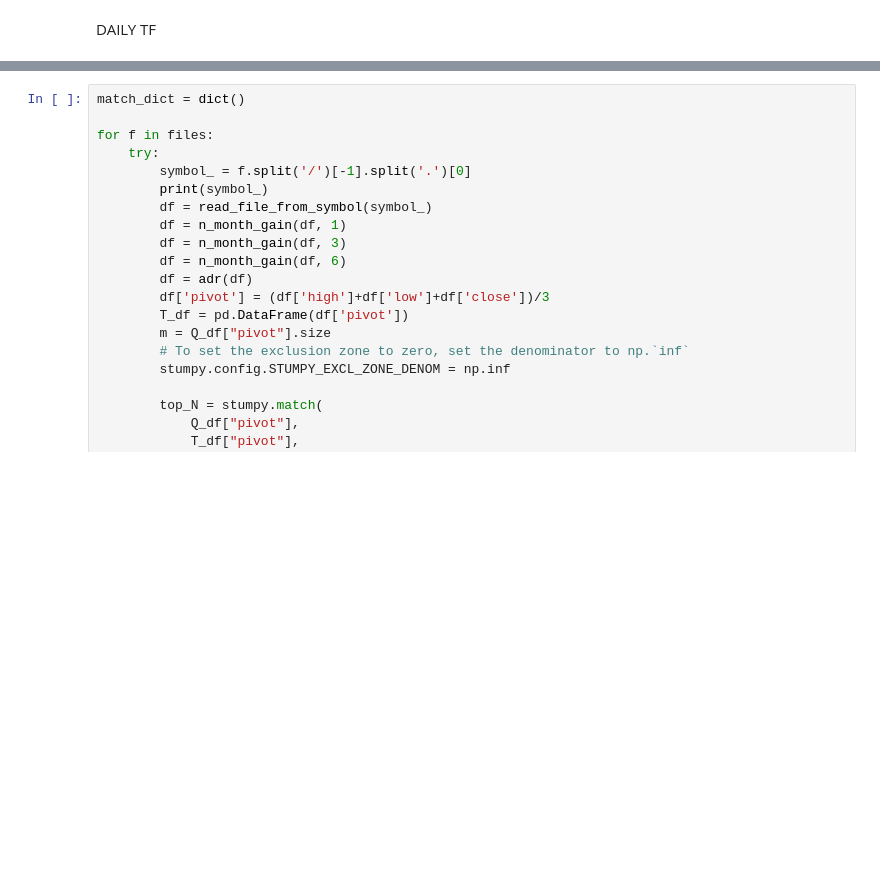
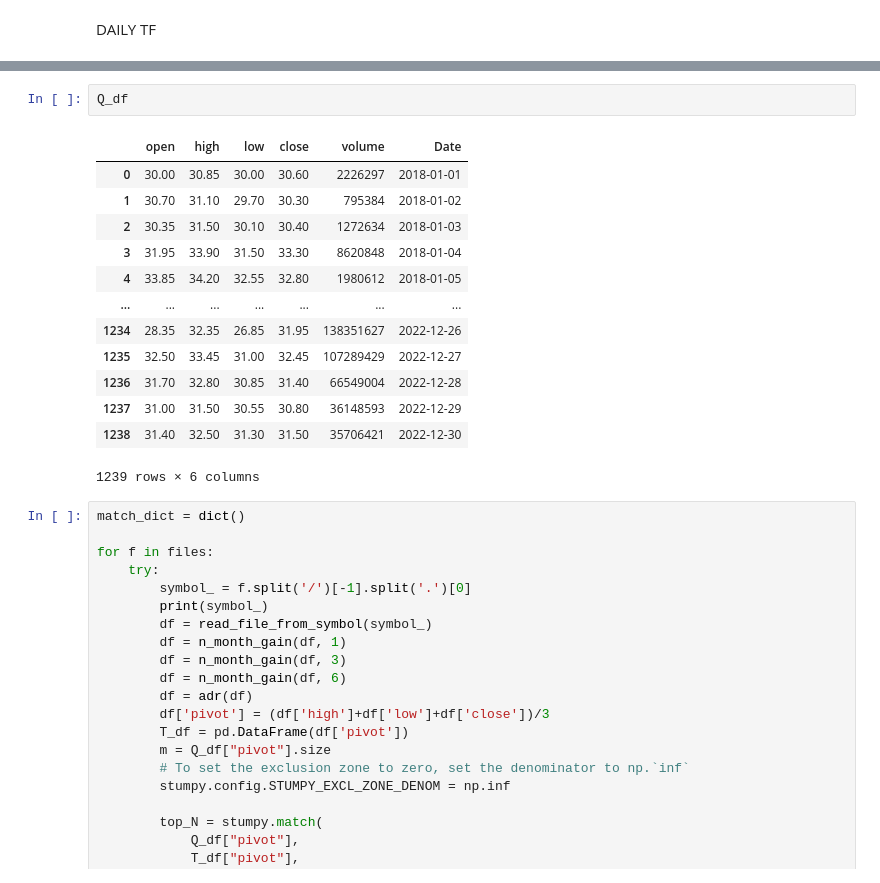
Before and after one commit to yashalgo/code, a Jupyter notebook: STUMPY.ipynb, the cells around one changed output, grey strips where cells are left out. Cells and saved outputs as stored; diff of their text form; blank space fills up the shorter version.

```diff
--- a/STUMPY.ipynb
+++ b/STUMPY.ipynb
@@ -17,3 +19,19 @@ Q_df = read_file_from_symbol('UCOBANK')
+# %%
+Q_df
+# %% [output]
+|  | open | high | low | close | volume | Date |
+| 0 | 30.00 | 30.85 | 30.00 | 30.60 | 2226297 | 2018-01-01 |
+| 1 | 30.70 | 31.10 | 29.70 | 30.30 | 795384 | 2018-01-02 |
+| 2 | 30.35 | 31.50 | 30.10 | 30.40 | 1272634 | 2018-01-03 |
+| 3 | 31.95 | 33.90 | 31.50 | 33.30 | 8620848 | 2018-01-04 |
+| 4 | 33.85 | 34.20 | 32.55 | 32.80 | 1980612 | 2018-01-05 |
+| ... | ... | ... | ... | ... | ... | ... |
+| 1234 | 28.35 | 32.35 | 26.85 | 31.95 | 138351627 | 2022-12-26 |
+| 1235 | 32.50 | 33.45 | 31.00 | 32.45 | 107289429 | 2022-12-27 |
+| 1236 | 31.70 | 32.80 | 30.85 | 31.40 | 66549004 | 2022-12-28 |
+| 1237 | 31.00 | 31.50 | 30.55 | 30.80 | 36148593 | 2022-12-29 |
+| 1238 | 31.40 | 32.50 | 31.30 | 31.50 | 35706421 | 2022-12-30 |
+1239 rows × 6 columns
 # %%
 match_dict = dict()
 
```
Also changed, not shown: parts of 1 cell of this notebook, 4 other files.
